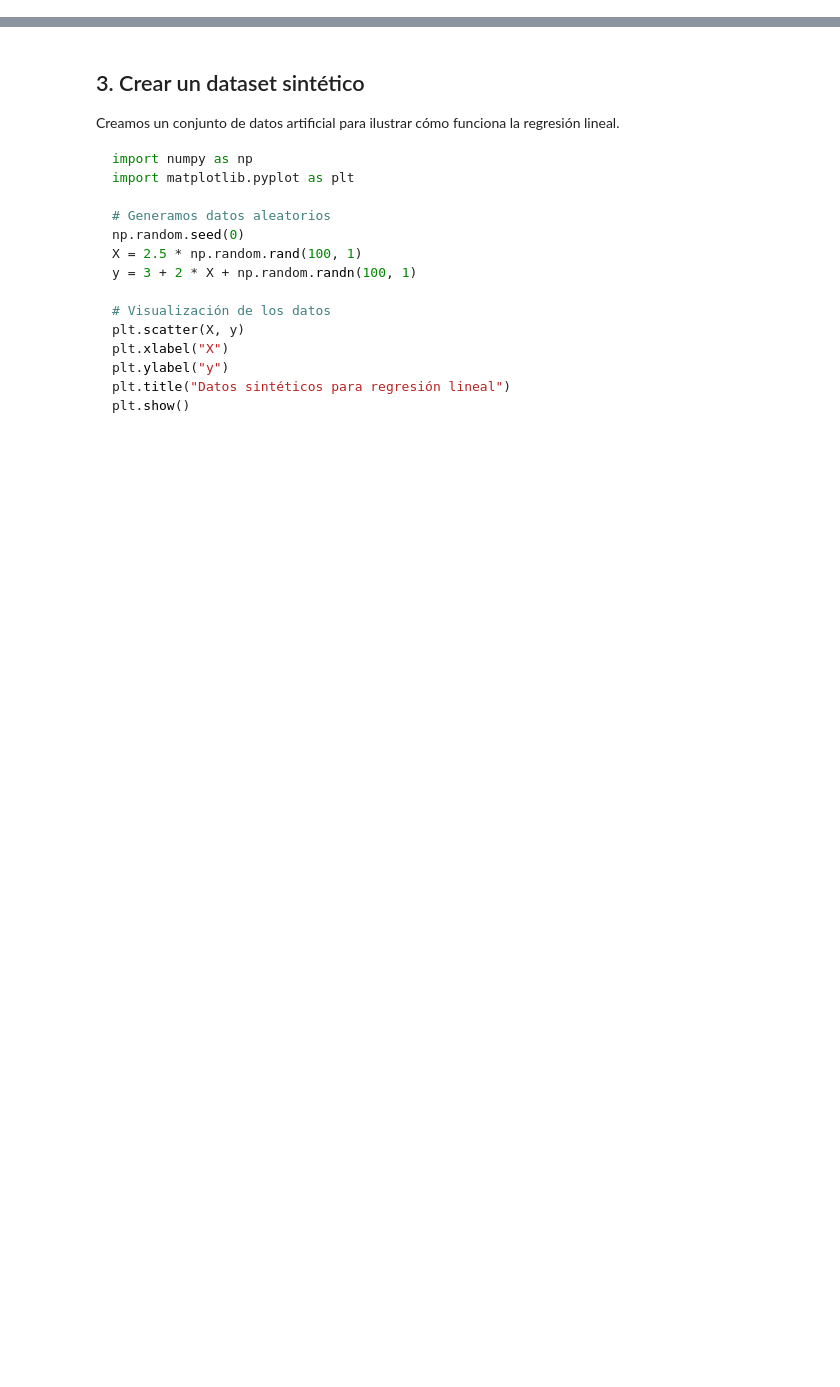
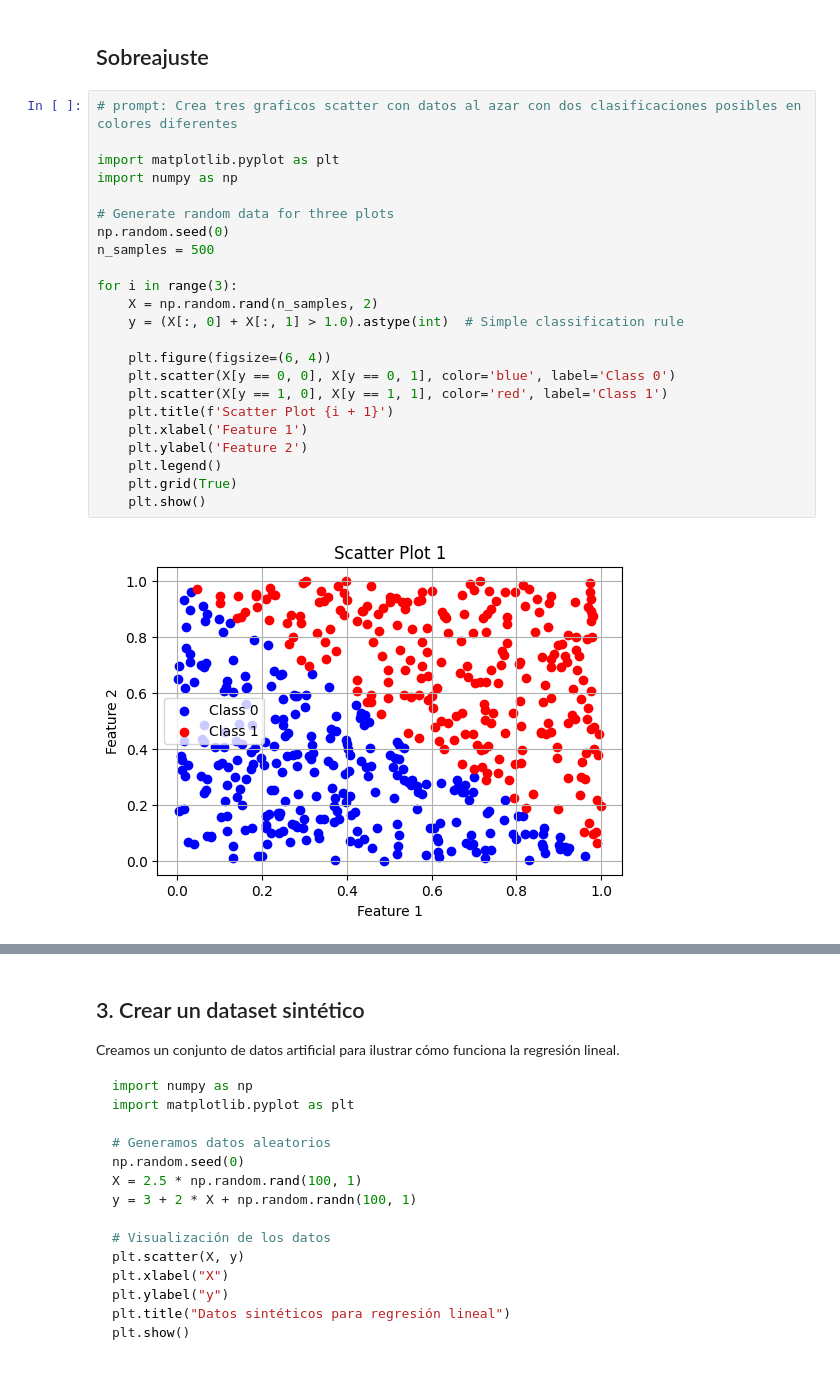
Before and after one commit to davidlealo/sic_ai_2025_jun, a Jupyter notebook: 03machinelearning/clase_9.ipynb, the cells around one changed output, grey strips where cells are left out. Cells and saved outputs as stored; diff of their text form; blank space fills up the shorter version.

```diff
--- a/03machinelearning/clase_9.ipynb
+++ b/03machinelearning/clase_9.ipynb
@@ -1,2 +1,29 @@
 # %% [markdown]
 <a href="https://colab.research.google.com/github/davidlealo/sic_ai_2025_jun/blob/main/03machinelearning/clase_9.ipynb" target="_parent"><img src="https://colab.research.google.com/assets/colab-badge.svg" alt="Open In Colab"/></a>
+# %% [markdown]
+## Sobreajuste
+# %%
+# prompt: Crea tres graficos scatter con datos al azar con dos clasificaciones posibles en colores diferentes
+
+import matplotlib.pyplot as plt
+import numpy as np
+
+# Generate random data for three plots
+np.random.seed(0)
+n_samples = 500
+
+for i in range(3):
+    X = np.random.rand(n_samples, 2)
+    y = (X[:, 0] + X[:, 1] > 1.0).astype(int)  # Simple classification rule
+
+    plt.figure(figsize=(6, 4))
+    plt.scatter(X[y == 0, 0], X[y == 0, 1], color='blue', label='Class 0')
+    plt.scatter(X[y == 1, 0], X[y == 1, 1], color='red', label='Class 1')
+    plt.title(f'Scatter Plot {i + 1}')
+    plt.xlabel('Feature 1')
+    plt.ylabel('Feature 2')
+    plt.legend()
+    plt.grid(True)
+    plt.show()
+# %% [output]
+[figure, added]
```
Also changed, not shown: parts of 10 cells of this notebook.
